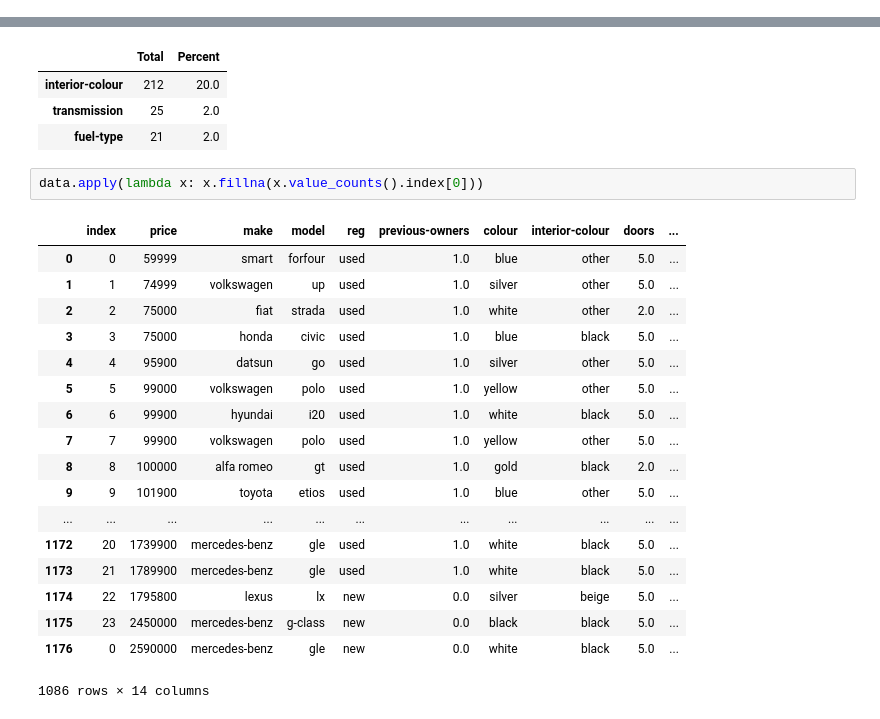
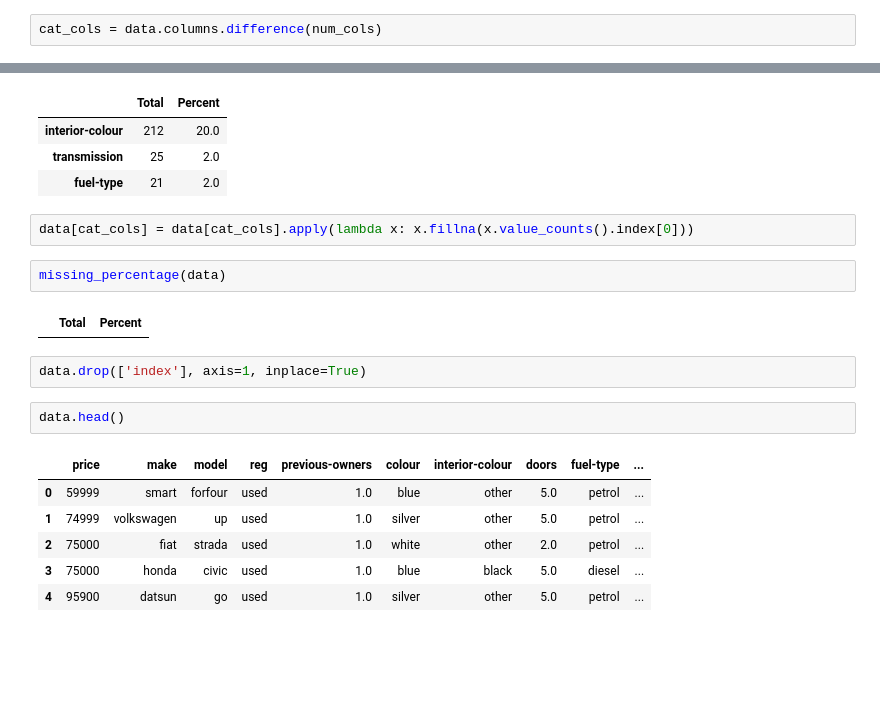
Before and after one commit to shambekela/Namcar-price-predictor, a Jupyter notebook: Car prediction.ipynb, the cells around one changed output, grey strips where cells are left out. Saved outputs shown, nothing was run; the diff lists cells and outputs as text; blank space fills up the shorter version.

Commit message:
Normalization and model building

```diff
--- a/Car prediction.ipynb
+++ b/Car prediction.ipynb
@@ -557,3 +553,5 @@ AttributeError: 'numpy.ndarray' object has no attribute 'subtract'
+# %%
+cat_cols = data.columns.difference(num_cols)
 # %%
 missing_percentage(data)
 # %% [output]
@@ -562,23 +560,19 @@ missing_percentage(data)
 | transmission | 25 | 2.0 |
 | fuel-type | 21 | 2.0 |
 # %%
-data.apply(lambda x: x.fillna(x.value_counts().index[0]))
+data[cat_cols] = data[cat_cols].apply(lambda x: x.fillna(x.value_counts().index[0]))
-# %% [output]
-|  | index | price | make | model | reg | previous-owners | colour | interior-colour | doors | ... |
-| 0 | 0 | 59999 | smart | forfour | used | 1.0 | blue | other | 5.0 | ... |
-| 1 | 1 | 74999 | volkswagen | up | used | 1.0 | silver | other | 5.0 | ... |
-| 2 | 2 | 75000 | fiat | strada | used | 1.0 | white | other | 2.0 | ... |
-| 3 | 3 | 75000 | honda | civic | used | 1.0 | blue | black | 5.0 | ... |
-| 4 | 4 | 95900 | datsun | go | used | 1.0 | silver | other | 5.0 | ... |
-| 5 | 5 | 99000 | volkswagen | polo | used | 1.0 | yellow | other | 5.0 | ... |
-| 6 | 6 | 99900 | hyundai | i20 | used | 1.0 | white | black | 5.0 | ... |
-| 7 | 7 | 99900 | volkswagen | polo | used | 1.0 | yellow | other | 5.0 | ... |
-| 8 | 8 | 100000 | alfa romeo | gt | used | 1.0 | gold | black | 2.0 | ... |
-| 9 | 9 | 101900 | toyota | etios | used | 1.0 | blue | other | 5.0 | ... |
-| ... | ... | ... | ... | ... | ... | ... | ... | ... | ... | ... |
-| 1172 | 20 | 1739900 | mercedes-benz | gle | used | 1.0 | white | black | 5.0 | ... |
-| 1173 | 21 | 1789900 | mercedes-benz | gle | used | 1.0 | white | black | 5.0 | ... |
-| 1174 | 22 | 1795800 | lexus | lx | new | 0.0 | silver | beige | 5.0 | ... |
-| 1175 | 23 | 2450000 | mercedes-benz | g-class | new | 0.0 | black | black | 5.0 | ... |
-| 1176 | 0 | 2590000 | mercedes-benz | gle | new | 0.0 | white | black | 5.0 | ... |
-1086 rows × 14 columns
+# %%
+missing_percentage(data)
+# %% [output]
+|  | Total | Percent |
+# %%
+data.drop(['index'], axis=1, inplace=True)
+# %%
+data.head()
+# %% [output]
+|  | price | make | model | reg | previous-owners | colour | interior-colour | doors | fuel-type | ... |
+| 0 | 59999 | smart | forfour | used | 1.0 | blue | other | 5.0 | petrol | ... |
+| 1 | 74999 | volkswagen | up | used | 1.0 | silver | other | 5.0 | petrol | ... |
+| 2 | 75000 | fiat | strada | used | 1.0 | white | other | 2.0 | petrol | ... |
+| 3 | 75000 | honda | civic | used | 1.0 | blue | black | 5.0 | diesel | ... |
+| 4 | 95900 | datsun | go | used | 1.0 | silver | other | 5.0 | petrol | ... |
```
Also changed, not shown: parts of 1 cell of this notebook.
